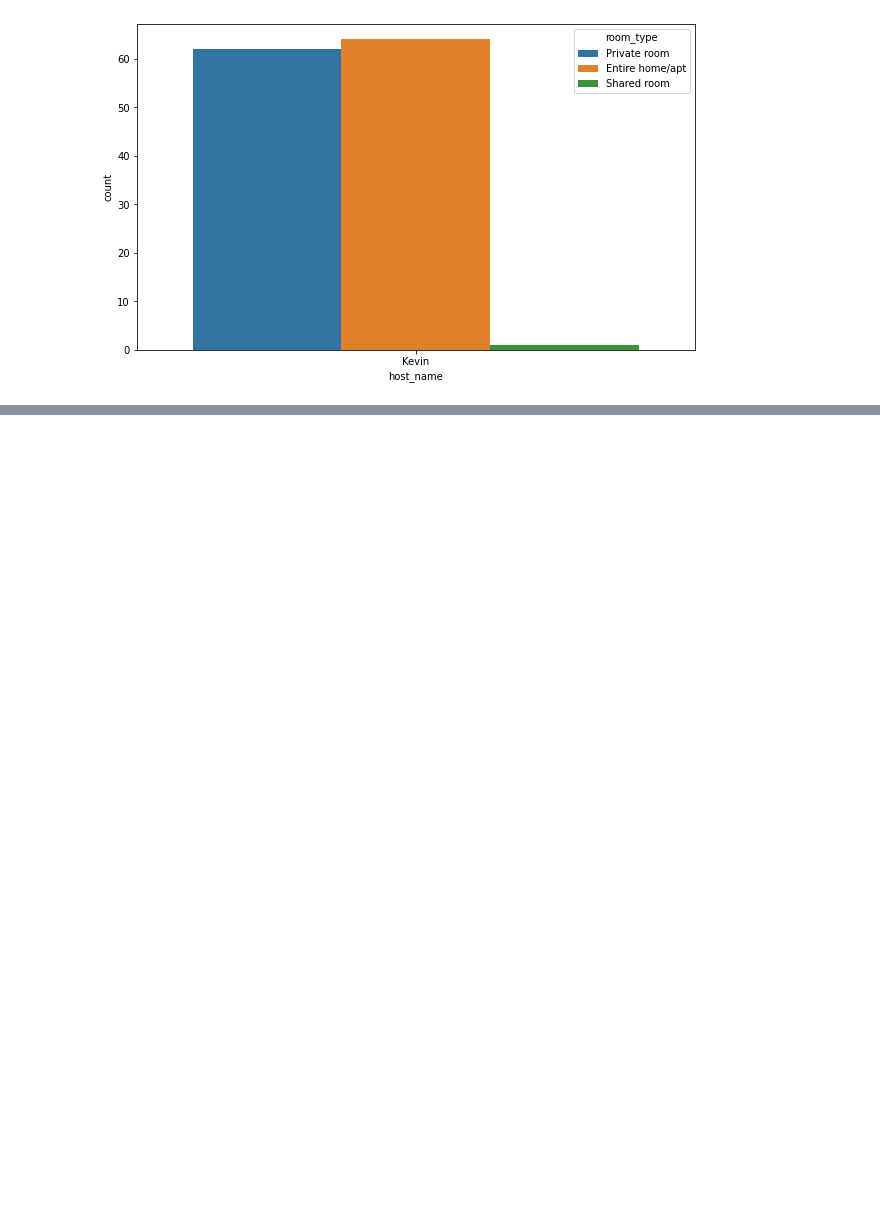
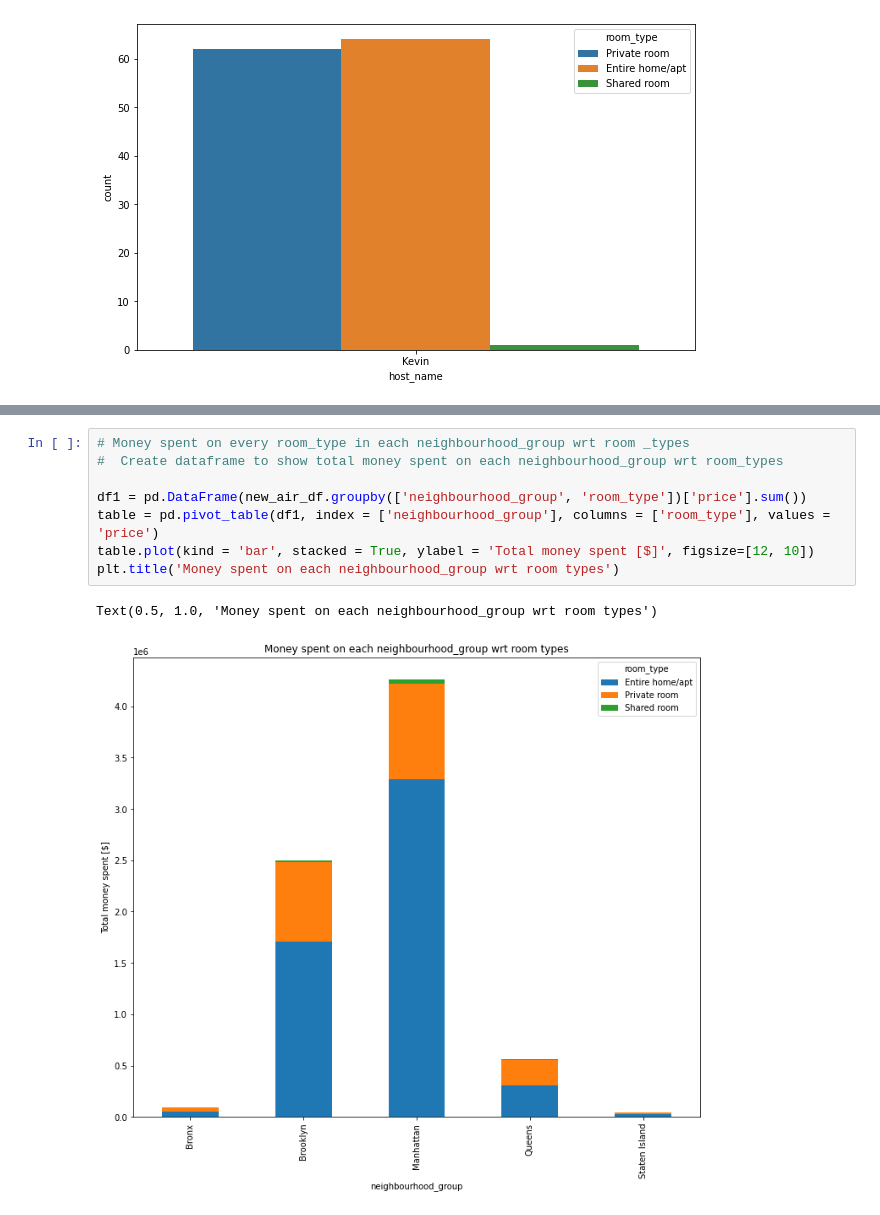
Before and after one commit to Somnath98/EDA-Airbnb, a Jupyter notebook: Air_Bnb_Bookings_Analysis_Capstone_Project.ipynb, the cells around one changed output, grey strips where cells are left out. Saved outputs shown, nothing was run; the diff lists cells and outputs as text; blank space fills up the shorter version.

```diff
--- a/Air_Bnb_Bookings_Analysis_Capstone_Project.ipynb
+++ b/Air_Bnb_Bookings_Analysis_Capstone_Project.ipynb
@@ -385,0 +464,11 @@ for index, col in top_10_affluent_hosts.items():
+# %%
+# Money spent on every room_type in each neighbourhood_group wrt room _types
+#  Create dataframe to show total money spent on each neighbourhood_group wrt room_types
+
+df1 = pd.DataFrame(new_air_df.groupby(['neighbourhood_group', 'room_type'])['price'].sum())
+table = pd.pivot_table(df1, index = ['neighbourhood_group'], columns = ['room_type'], values = 'price')
+table.plot(kind = 'bar', stacked = True, ylabel = 'Total money spent [$]', figsize=[12, 10])
+plt.title('Money spent on each neighbourhood_group wrt room types')
+# %% [output]
+Text(0.5, 1.0, 'Money spent on each neighbourhood_group wrt room types')
+[figure, added]
```
Also changed, not shown: parts of 7 cells of this notebook.
